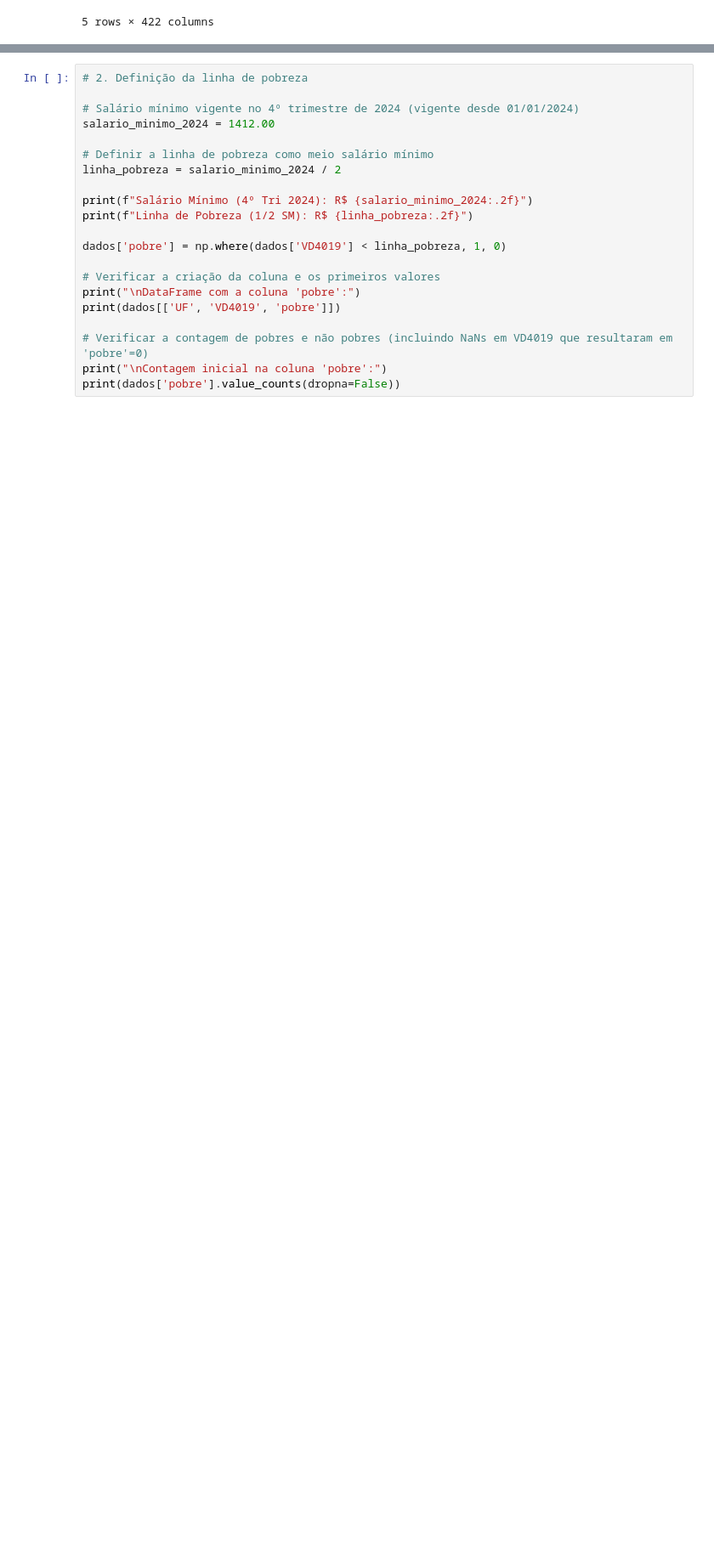
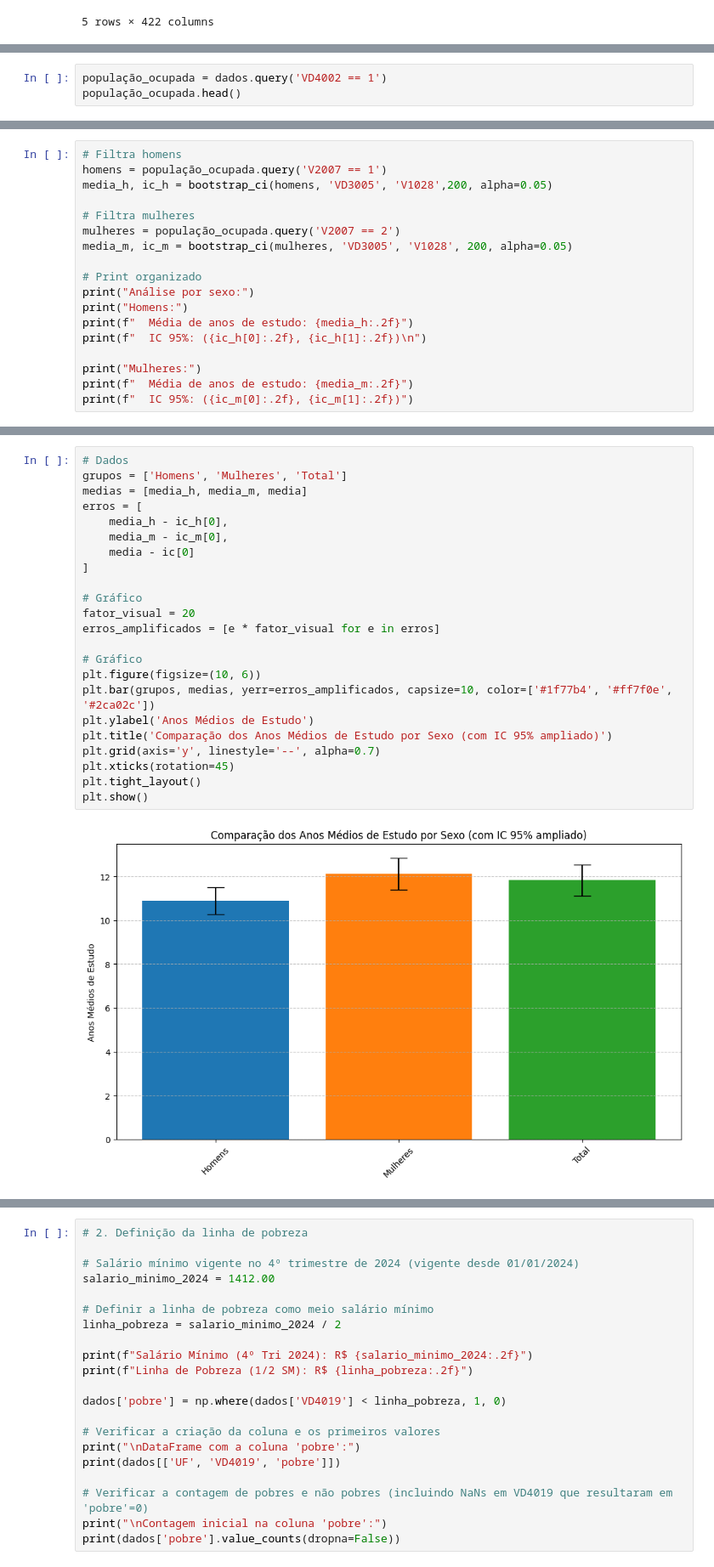
Before and after one commit to wesscav/analisedadosPNADcont, a Jupyter notebook: APS3.ipynb, the cells around one changed output, grey strips where cells are left out. Shown at 85% size. Cells and saved outputs as stored; diff of their text form; blank space fills up the shorter version.

```diff
--- a/APS3.ipynb
+++ b/APS3.ipynb
@@ -24,0 +499,3 @@ dados.head()
+# %%
+população_ocupada = dados.query('VD4002 == 1')
+população_ocupada.head()
@@ -24,0 +543,18 @@ dados.head()
+# %%
+# Filtra homens
+homens = população_ocupada.query('V2007 == 1')
+media_h, ic_h = bootstrap_ci(homens, 'VD3005', 'V1028',200, alpha=0.05)
+
+# Filtra mulheres
+mulheres = população_ocupada.query('V2007 == 2')
+media_m, ic_m = bootstrap_ci(mulheres, 'VD3005', 'V1028', 200, alpha=0.05)
+
+# Print organizado
+print("Análise por sexo:")
+print("Homens:")
+print(f"  Média de anos de estudo: {media_h:.2f}")
+print(f"  IC 95%: ({ic_h[0]:.2f}, {ic_h[1]:.2f})\n")
+
+print("Mulheres:")
+print(f"  Média de anos de estudo: {media_m:.2f}")
+print(f"  IC 95%: ({ic_m[0]:.2f}, {ic_m[1]:.2f})")
@@ -24,0 +570,25 @@ dados.head()
+# %%
+# Dados
+grupos = ['Homens', 'Mulheres', 'Total']
+medias = [media_h, media_m, media]
+erros = [
+    media_h - ic_h[0],
+    media_m - ic_m[0],
+    media - ic[0]
+]
+
+# Gráfico
+fator_visual = 20
+erros_amplificados = [e * fator_visual for e in erros]
+
+# Gráfico
+plt.figure(figsize=(10, 6))
+plt.bar(grupos, medias, yerr=erros_amplificados, capsize=10, color=['#1f77b4', '#ff7f0e', '#2ca02c'])
+plt.ylabel('Anos Médios de Estudo')
+plt.title('Comparação dos Anos Médios de Estudo por Sexo (com IC 95% ampliado)')
+plt.grid(axis='y', linestyle='--', alpha=0.7)
+plt.xticks(rotation=45)
+plt.tight_layout()
+plt.show()
+# %% [output]
+[figure, added]
```
Also changed, not shown: parts of 30 cells of this notebook, 1 other file.
